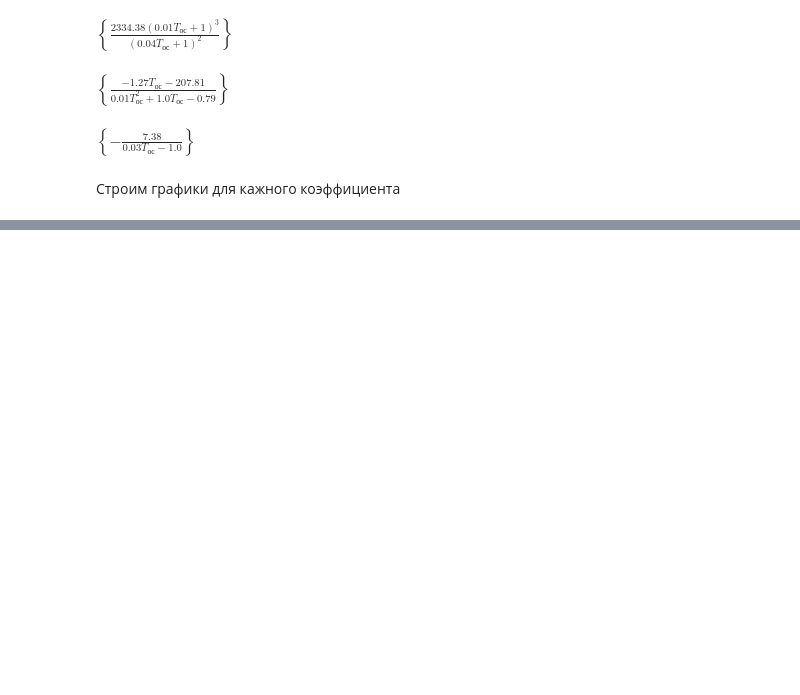
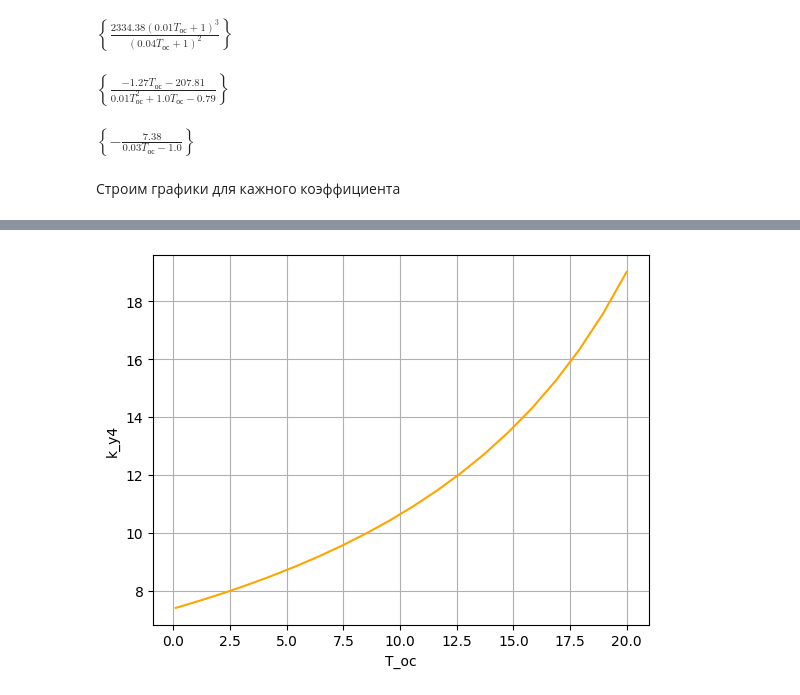
Before and after one commit to Octopusmode/tau_3k_var5, a Jupyter notebook: tau_var5.ipynb, the cells around one changed output, grey strips where cells are left out. Saved outputs shown, nothing was run; the diff lists cells and outputs as text; code cells hidden in the pictures; blank space fills up the shorter version.

```diff
--- a/tau_var5.ipynb
+++ b/tau_var5.ipynb
@@ -244,0 +278,11 @@ result = f(k_у1, T_ос, 1)
+# %%
+# Строим график k_у4
+k_y4_values = [f(k_у4, T_ос, T_ос_value) for T_ос_value in T_ос_values]
+
+plt.plot(T_ос_values, k_y4_values, color='orange', label='k_у4')
+plt.xlabel('T_ос')
+plt.ylabel('k_у4')
+plt.grid(True)
+plt.show()
+# %% [output]
+[figure, added]
```
Also changed, not shown: parts of 12 cells of this notebook.
